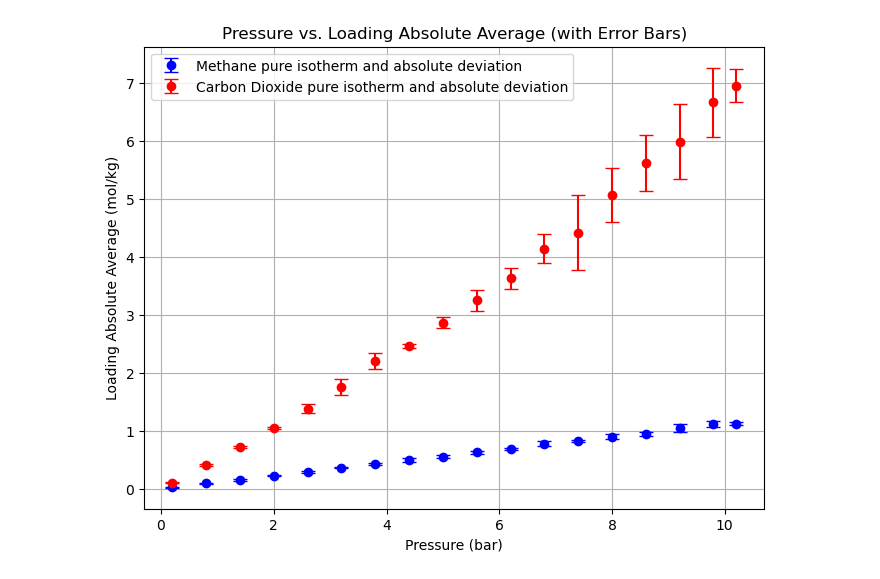
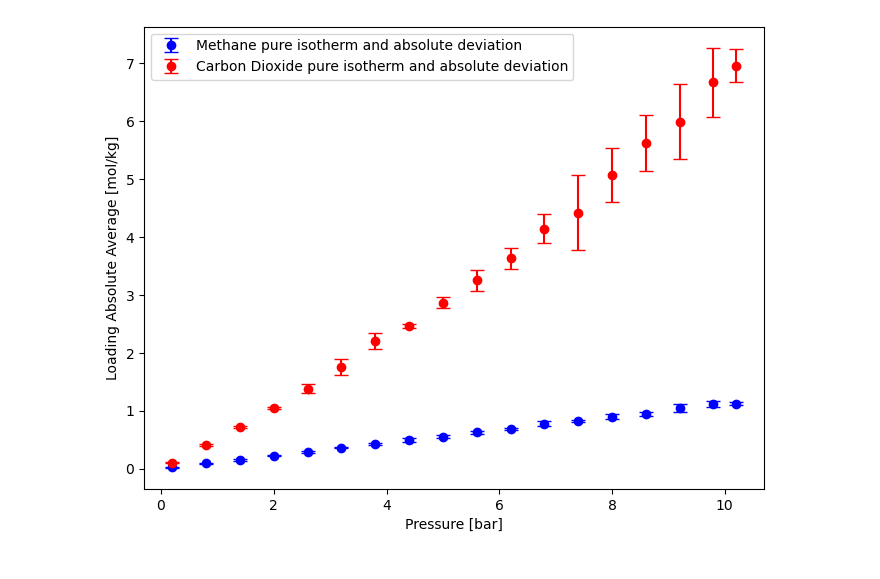
Before and after one commit to fracaludo/Group04, a Jupyter notebook: isotherms.ipynb, the cells around one changed output. Drawn from its saved outputs; the diff is of its cells as text; code cells hidden in the pictures.

```diff
--- a/isotherms.ipynb
+++ b/isotherms.ipynb
@@ -19,36 +19,34 @@ pressure_2 = [0.2, 0.8, 1.4, 2.0, 2.6, 3.2, 3.8, 4.4, 5.0, 5.6, 6.2, 6.8, 7.4, 8
 loading_absolute_average_co2 = [0.09948308702816, 0.40416627523712, 0.71871984805984, 1.0512284297359,
                                  1.3815616305924, 1.7537465609462, 2.2081738736244, 2.4587647566803,
                                  2.8650090076256, 3.2489474880786, 3.6257104586644, 4.1413731179924,
                                  4.4101787568652, 5.0669489541255, 5.6187489097533, 5.9866155468385,
                                  6.6655291727389, 6.9483936160122]
 loading_absolute_dev_2 = [0.0084452721838453, 0.016632681365131, 0.024206166406264, 0.019770651687065,
                           0.071575313074542, 0.14468911361547, 0.1363775144108, 0.040611481351374,
                           0.090167418110864, 0.17745549176295, 0.17507352395585, 0.24369153981299,
                           0.64594407634046, 0.47156230509188, 0.48440056204987, 0.64660919423693,
                           0.59399836541979, 0.28155248416957]
 
 # Create plot
 plt.figure(figsize=(8, 6))
 
 # Plot first dataset with error bars
 plt.errorbar(pressure_1, loading_absolute_average_ch4, yerr=loading_absolute_dev_1,
              fmt='o', color='b', label='Methane pure isotherm and absolute deviation', capsize=5)
 
 # Plot second dataset with error bars
 plt.errorbar(pressure_2, loading_absolute_average_co2, yerr=loading_absolute_dev_2,
              fmt='o', color='r', label='Carbon Dioxide pure isotherm and absolute deviation', capsize=5)
 
 
-# Adding title and labels
-plt.title('Pressure vs. Loading Absolute Average (with Error Bars)')
-plt.xlabel('Pressure (bar)')
-plt.ylabel('Loading Absolute Average (mol/kg)')
+plt.xlabel('Pressure [bar]')
+plt.ylabel('Loading Absolute Average [mol/kg]')
 
 # Add legend
 plt.legend()
 
 # Display plot
-plt.grid(True)
+plt.grid(False)
 plt.show()
 # %% [output]
-[figure, old version]
+[figure, new version]
```
